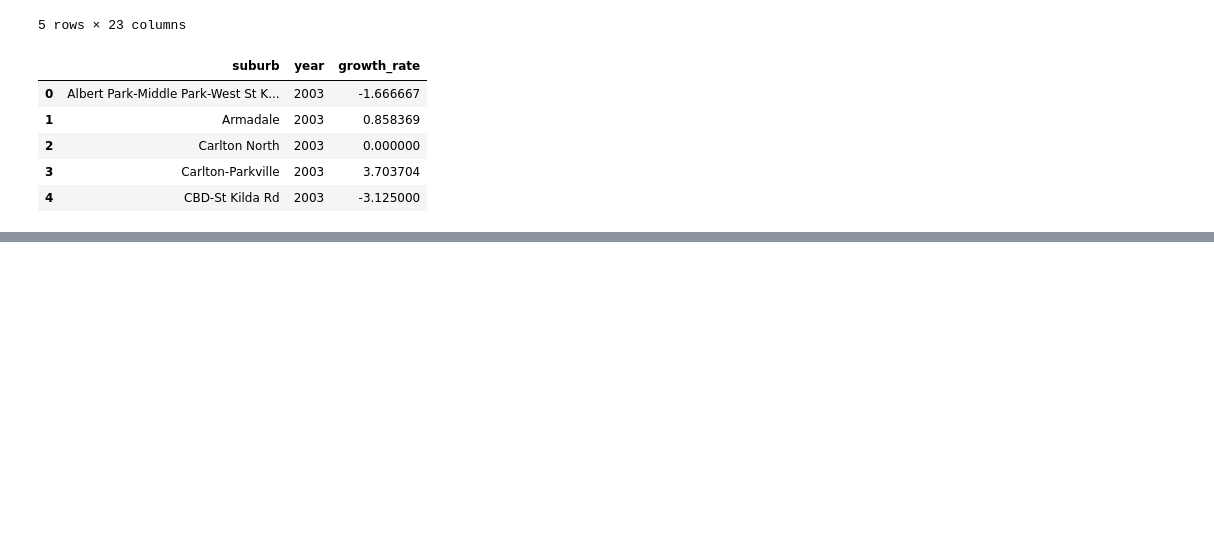
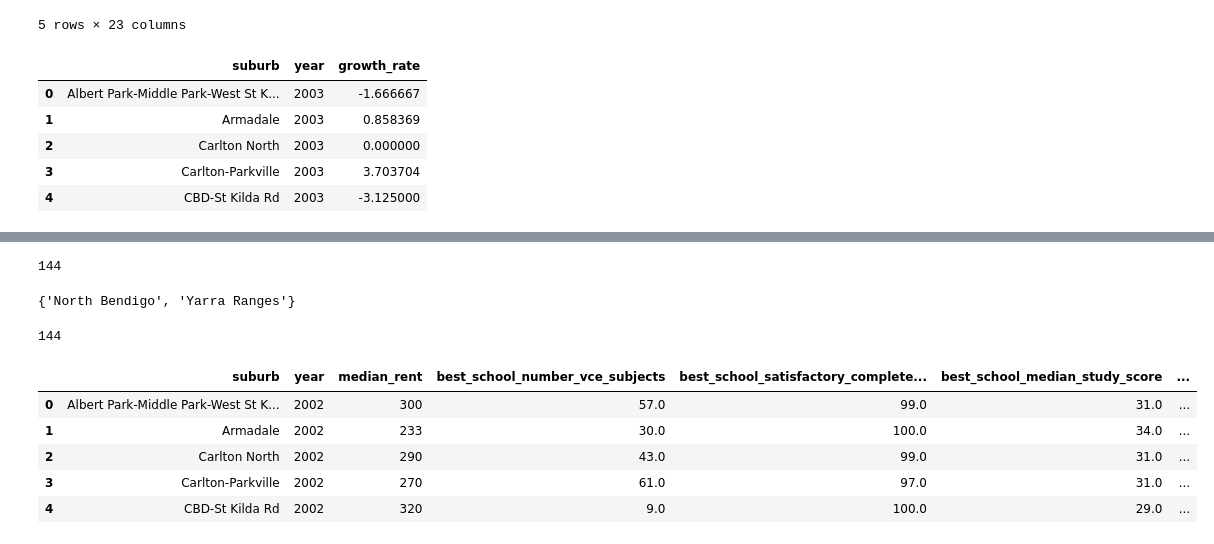
Before and after one commit to MAST30034-AppliedDataScience/project-2-group-real-estate-industry-project-11, a Jupyter notebook: notebooks/preprocess.ipynb, the cells around one changed output, grey strips where cells are left out. Drawn from its saved outputs; the diff is of its cells as text; code cells hidden in the pictures; blank space fills up the shorter version.

```diff
--- a/notebooks/preprocess.ipynb
+++ b/notebooks/preprocess.ipynb
@@ -303,0 +325,4 @@ yearly_growth.to_csv('../data/landing/yearly_growth_rate_of_median_rent_by_subur
+# %%
+# Read 'schools_by_region.csv'
+schools_by_region = pd.read_csv('../data/landing/schools_by_region.csv')
+schools_by_region.head()
@@ -303,0 +336,34 @@ yearly_growth.to_csv('../data/landing/yearly_growth_rate_of_median_rent_by_subur
+# %%
+# Number of suburbs in 'schools_by_region'
+schools_by_region['suburbs'].nunique()
+# %% [output]
+144
+# %%
+# Dectect the differed suburbs between 'yearly_median' and 'schools_by_region'
+suburbs_diff = set(yearly_median['suburb']) - set(schools_by_region['suburbs'])
+suburbs_diff
+# %% [output]
+{'North Bendigo', 'Yarra Ranges'}
+# %%
+# Remove the differed suburbs from 'yearly_median'
+yearly_median = yearly_median[~yearly_median['suburb'].isin(suburbs_diff)]
+yearly_median['suburb'].nunique()
+# %% [output]
+144
+# %%
+# Impute NaN values using the median for each column respectively except 'suburbs' and 'best_school_school_name'
+for column in schools_by_region.columns:
+    if schools_by_region[column].dtype in ['float64', 'int64']:
+        schools_by_region[column] = schools_by_region[column].fillna(schools_by_region[column].median())
+# %%
+# Join 'yearly_median' and 'schools_by_region'
+yearly_median = yearly_median.merge(schools_by_region, left_on='suburb', right_on='suburbs', how='left')
+yearly_median = yearly_median.drop(columns=['suburbs'])
+yearly_median.head()
+# %% [output]
+|  | suburb | year | median_rent | best_school_number_vce_subjects | best_school_satisfactory_complete... | best_school_median_study_score | ... |
+| 0 | Albert Park-Middle Park-West St K... | 2002 | 300 | 57.0 | 99.0 | 31.0 | ... |
+| 1 | Armadale | 2002 | 233 | 30.0 | 100.0 | 34.0 | ... |
+| 2 | Carlton North | 2002 | 290 | 43.0 | 99.0 | 31.0 | ... |
+| 3 | Carlton-Parkville | 2002 | 270 | 61.0 | 97.0 | 31.0 | ... |
+| 4 | CBD-St Kilda Rd | 2002 | 320 | 9.0 | 100.0 | 29.0 | ... |
```
Also changed, not shown: parts of 22 cells of this notebook.
